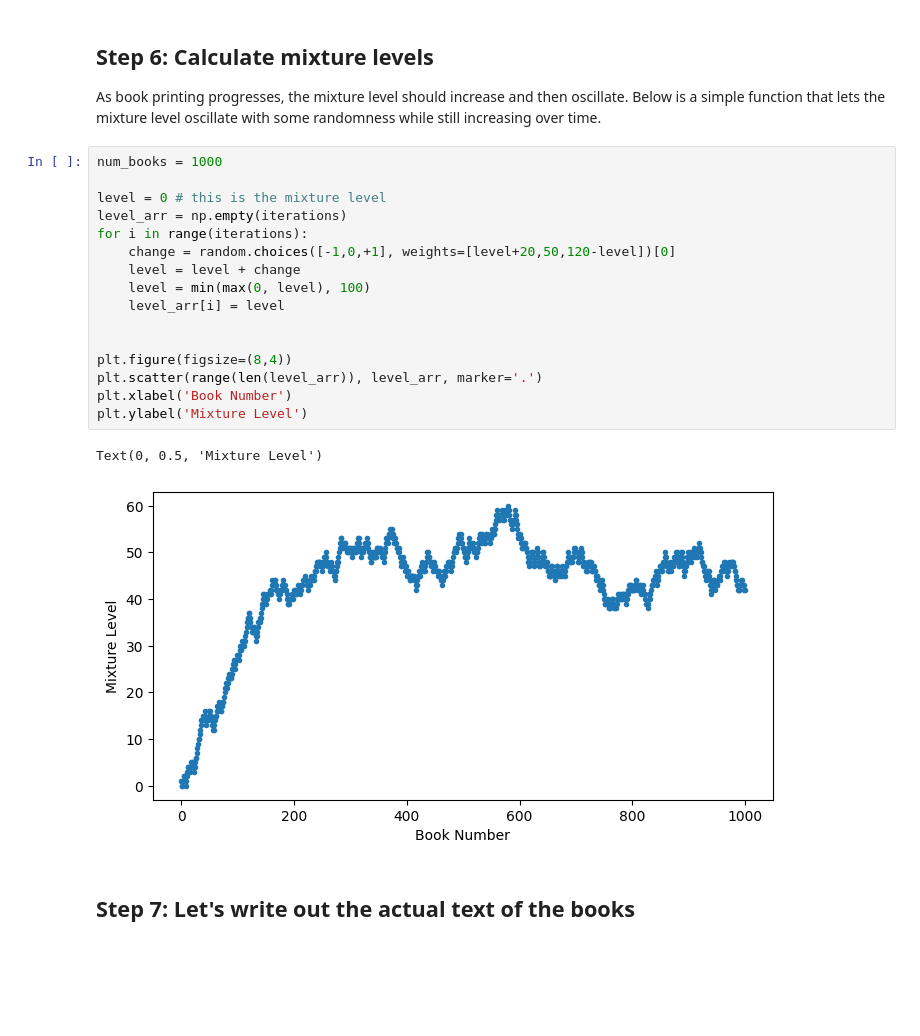
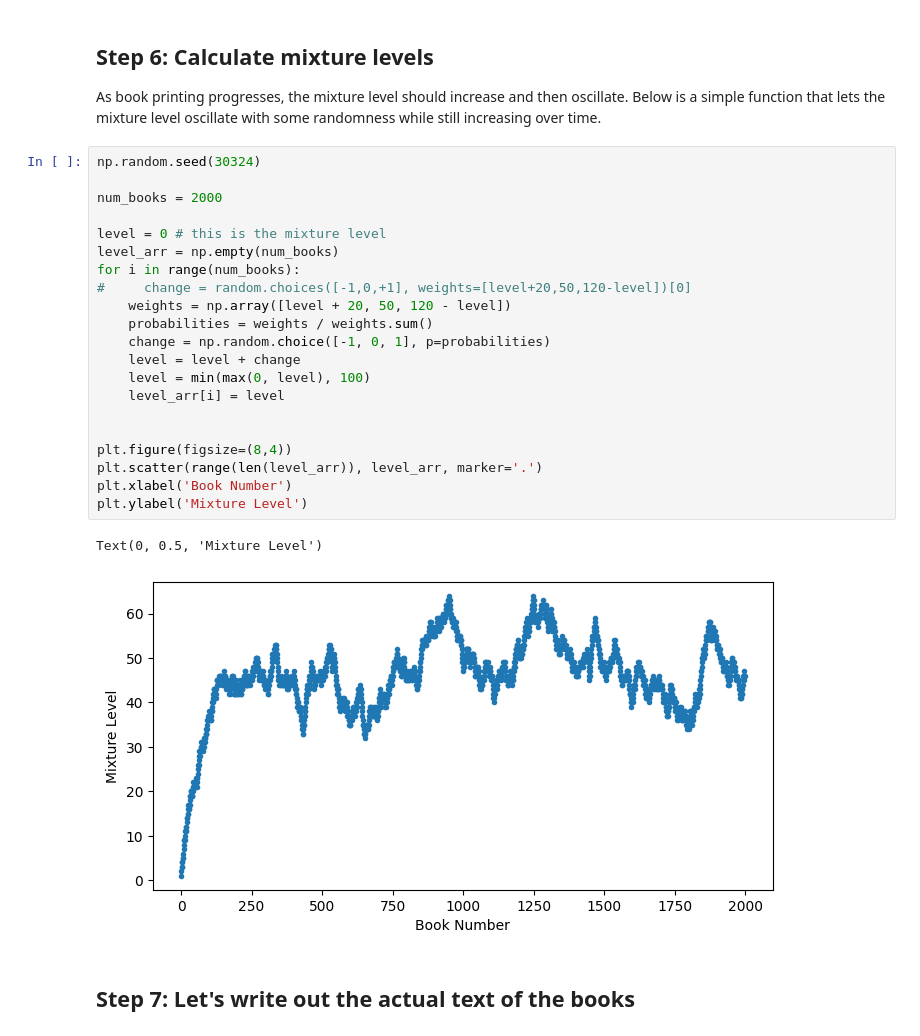
Before and after one commit to ajyoon/aoc, a Jupyter notebook: anxiety_of_conception_algorithm.ipynb, the cells around one changed output. Drawn from its saved outputs; the diff is of its cells as text; blank space fills up the shorter version.

```diff
--- a/anxiety_of_conception_algorithm.ipynb
+++ b/anxiety_of_conception_algorithm.ipynb
@@ -485,24 +495,29 @@ array([ 99,   1,   2, 155, 108,  34, 190,  35, 122, 144, 179,  69,  59,
 
 As book printing progresses, the mixture level should increase and then oscillate. Below is a simple function that lets the mixture level oscillate with some randomness while still increasing over time.
 # %%
-num_books = 1000
+np.random.seed(30324)
+
+num_books = 2000
 
 level = 0 # this is the mixture level
-level_arr = np.empty(iterations)
-for i in range(iterations):
-    change = random.choices([-1,0,+1], weights=[level+20,50,120-level])[0]
+level_arr = np.empty(num_books)
+for i in range(num_books):
+#     change = random.choices([-1,0,+1], weights=[level+20,50,120-level])[0]
+    weights = np.array([level + 20, 50, 120 - level])
+    probabilities = weights / weights.sum()
+    change = np.random.choice([-1, 0, 1], p=probabilities)
     level = level + change
     level = min(max(0, level), 100)
     level_arr[i] = level
 
 
 plt.figure(figsize=(8,4))
 plt.scatter(range(len(level_arr)), level_arr, marker='.')
 plt.xlabel('Book Number')
 plt.ylabel('Mixture Level')
 # %% [output]
 Text(0, 0.5, 'Mixture Level')
-[figure, old version]
+[figure, new version]
 # %% [markdown]
 ## Step 7: Let's write out the actual text of the books
 # %%
```
Also changed, not shown: parts of 14 cells of this notebook.
